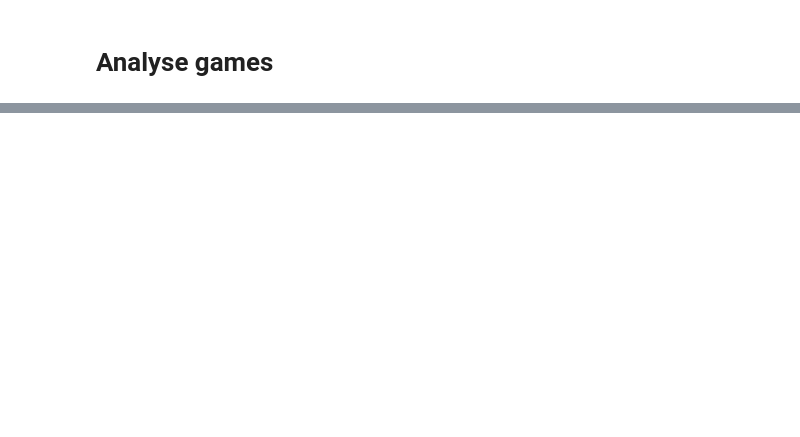
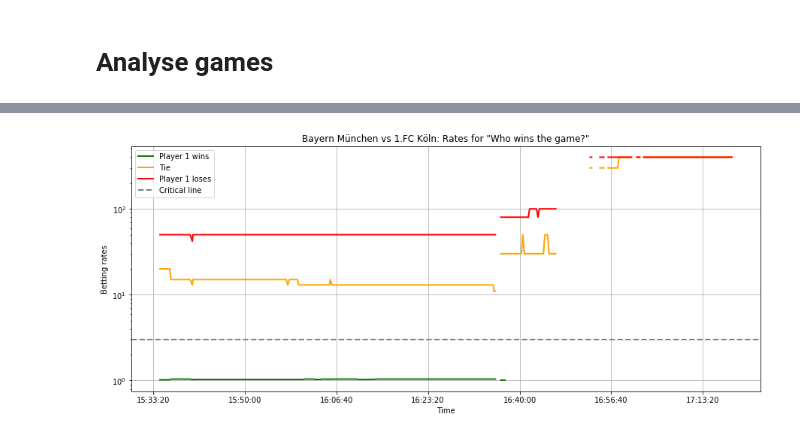
Before and after one commit to Phisteven/scraping-bets, a Jupyter notebook: Web_scraping_experiment_tipico.ipynb, the cells around one changed output, grey strips where cells are left out. Drawn from its saved outputs; the diff is of its cells as text; code cells hidden in the pictures; blank space fills up the shorter version.

```diff
--- a/Web_scraping_experiment_tipico.ipynb
+++ b/Web_scraping_experiment_tipico.ipynb
@@ -375,0 +403,43 @@ dataframe.shape
+# %%
+def generate_plots(df = df1, ratetype = 'win', outname = 'plot1.jpg', noshow = False):
+    # Data for plotting
+    t = df1.Time_parsed.values
+    s1 = df1.Win_1.values
+    s2 = df1.Win_X.values
+    s3 = df1.Win_2.values
+    w1 = df1.NextGoal_1.values
+    w2 = df1.NextGoal_X.values
+    w3 = df1.NextGoal_2.values
+
+    # Plot setup
+    fig, ax = plt.subplots(figsize=(15, 6))
+
+    # Select which rates to show
+    if ratetype == 'win':
+        ax.plot(t, s1, marker ='', label = 'Player 1 wins' ,color = 'green', linewidth = 2)
+        ax.plot(t, s2, marker ='', label = 'Tie', color = 'orange', linewidth = 2)
+        ax.plot(t, s3, marker ='', label = 'Player 1 loses', color = 'red', linewidth = 2)
+        ax.set(xlabel='Time', ylabel='Betting rates', title=str(np.unique(df1.Player_1)[0]) + ' vs ' + \
+               str(np.unique(df1.Player_2)[0]) + ': Rates for "Who wins the game?"')
+    elif ratetype == 'next_goal':
+        ax.plot(t, w1, marker ='', label = 'Player 1 scores next' ,color = 'green', linewidth = 2)
+        ax.plot(t, w2, marker ='', label = 'No more goals', color = 'orange', linewidth = 2)
+        ax.plot(t, w3, marker ='', label = 'Player 2 scores next', color = 'red', linewidth = 2)
+        ax.set(xlabel='Time', ylabel='Betting rates', title=str(np.unique(df1.Player_1)[0]) + ' vs ' + \
+               str(np.unique(df1.Player_2)[0]) + ': Rates for "Who scores next?"')
+
+
+    plt.axhline(y=3., label = 'Critical line', color='grey', linewidth = 2, linestyle='--') # Line for arbitrage detection
+
+    ax.grid()
+    plt.legend()
+
+    ax.set_yscale('log')
+
+    fig.savefig('plots/' + str(outname))
+    if noshow == True:
+        plt.close('all')
+# %%
+generate_plots()
+# %% [output]
+[figure, added]
```
Also changed, not shown: parts of 50 cells of this notebook.
